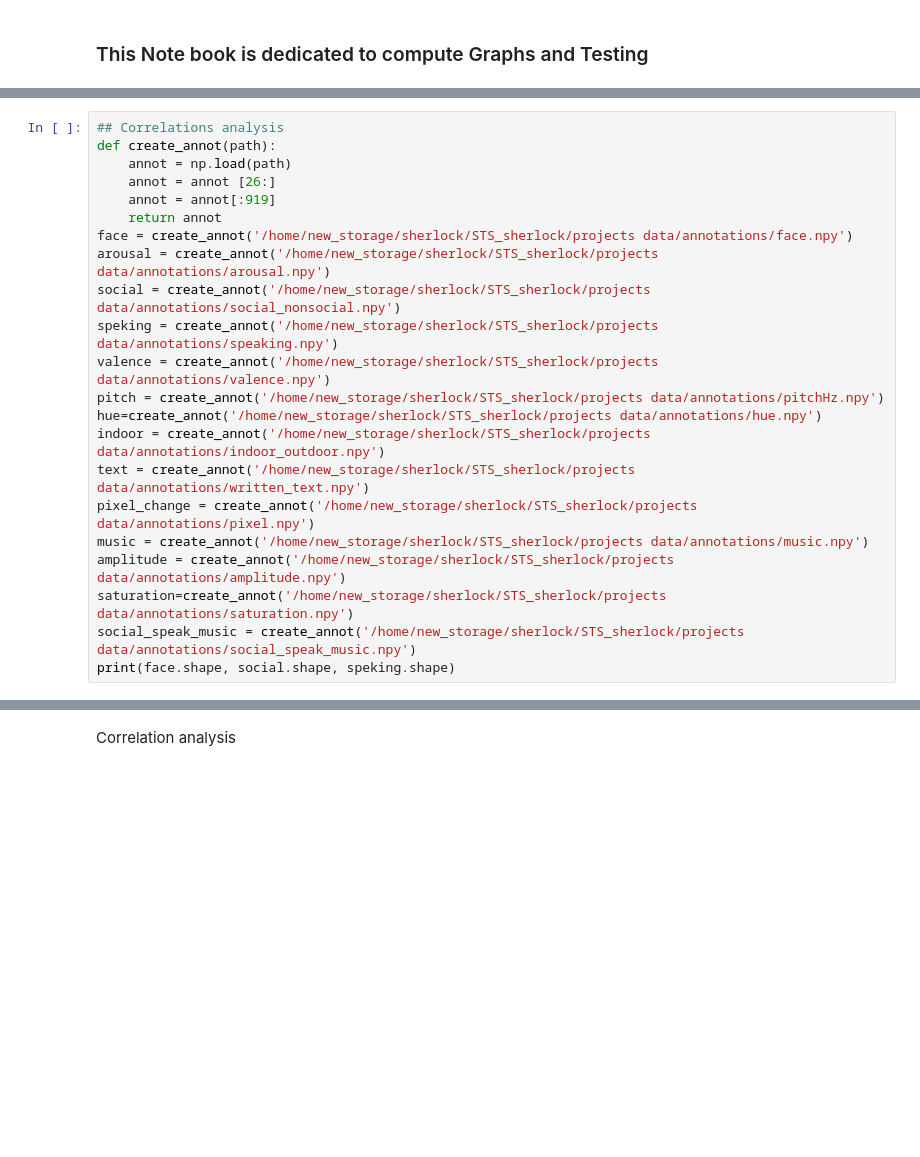
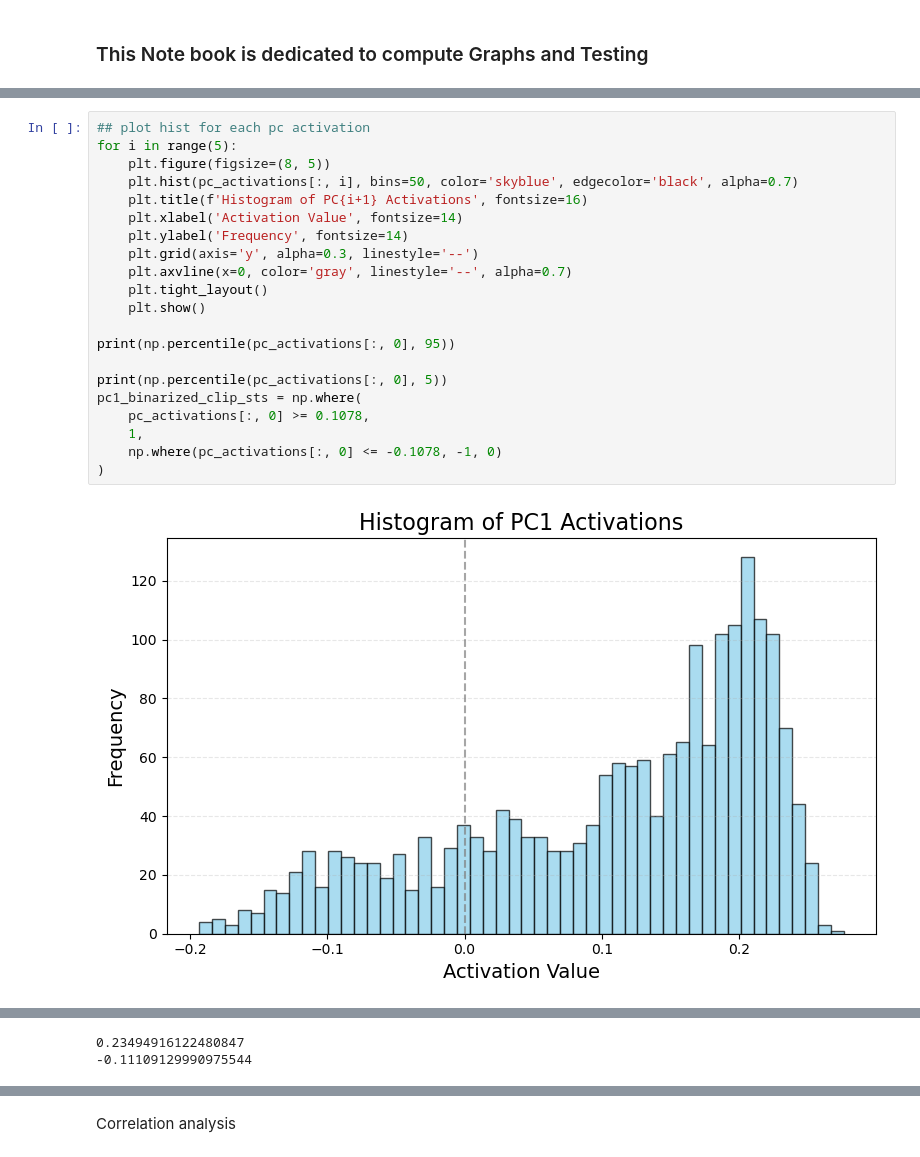
Before and after one commit to itaipeleg1/STS_sherlock, a Jupyter notebook: testing_cleaned.ipynb, the cells around one changed output, grey strips where cells are left out. Saved outputs shown, nothing was run; the diff lists cells and outputs as text; blank space fills up the shorter version.

```diff
--- a/testing_cleaned.ipynb
+++ b/testing_cleaned.ipynb
@@ -151,22 +2,0 @@ print(idx_bottom30)
-# %%
-## Correlations analysis
-def create_annot(path):
-    annot = np.load(path)
-    annot = annot [26:]
-    annot = annot[:919]
-    return annot
-face = create_annot('/home/new_storage/sherlock/STS_sherlock/projects data/annotations/face.npy')
-arousal = create_annot('/home/new_storage/sherlock/STS_sherlock/projects data/annotations/arousal.npy')
-social = create_annot('/home/new_storage/sherlock/STS_sherlock/projects data/annotations/social_nonsocial.npy')
-speking = create_annot('/home/new_storage/sherlock/STS_sherlock/projects data/annotations/speaking.npy')
-valence = create_annot('/home/new_storage/sherlock/STS_sherlock/projects data/annotations/valence.npy')
-pitch = create_annot('/home/new_storage/sherlock/STS_sherlock/projects data/annotations/pitchHz.npy')
-hue=create_annot('/home/new_storage/sherlock/STS_sherlock/projects data/annotations/hue.npy')
-indoor = create_annot('/home/new_storage/sherlock/STS_sherlock/projects data/annotations/indoor_outdoor.npy')
-text = create_annot('/home/new_storage/sherlock/STS_sherlock/projects data/annotations/written_text.npy')
-pixel_change = create_annot('/home/new_storage/sherlock/STS_sherlock/projects data/annotations/pixel.npy')
-music = create_annot('/home/new_storage/sherlock/STS_sherlock/projects data/annotations/music.npy')
-amplitude = create_annot('/home/new_storage/sherlock/STS_sherlock/projects data/annotations/amplitude.npy')
-saturation=create_annot('/home/new_storage/sherlock/STS_sherlock/projects data/annotations/saturation.npy')
-social_speak_music = create_annot('/home/new_storage/sherlock/STS_sherlock/projects data/annotations/social_speak_music.npy')
-print(face.shape, social.shape, speking.shape)
@@ -174,0 +546,23 @@ print(face.shape, social.shape, speking.shape)
+# %%
+## plot hist for each pc activation
+for i in range(5):
+    plt.figure(figsize=(8, 5))
+    plt.hist(pc_activations[:, i], bins=50, color='skyblue', edgecolor='black', alpha=0.7)
+    plt.title(f'Histogram of PC{i+1} Activations', fontsize=16)
+    plt.xlabel('Activation Value', fontsize=14)
+    plt.ylabel('Frequency', fontsize=14)
+    plt.grid(axis='y', alpha=0.3, linestyle='--')
+    plt.axvline(x=0, color='gray', linestyle='--', alpha=0.7)
+    plt.tight_layout()
+    plt.show()
+
+print(np.percentile(pc_activations[:, 0], 95))
+
+print(np.percentile(pc_activations[:, 0], 5))
+pc1_binarized_clip_sts = np.where(
+    pc_activations[:, 0] >= 0.1078,
+    1,
+    np.where(pc_activations[:, 0] <= -0.1078, -1, 0)
+)
+# %% [output]
+[figure, added]
@@ -174,0 +573,2 @@ print(face.shape, social.shape, speking.shape)
+0.23494916122480847
+-0.11109129990975544
```
Also changed, not shown: parts of 149 cells of this notebook, 14 other files.
